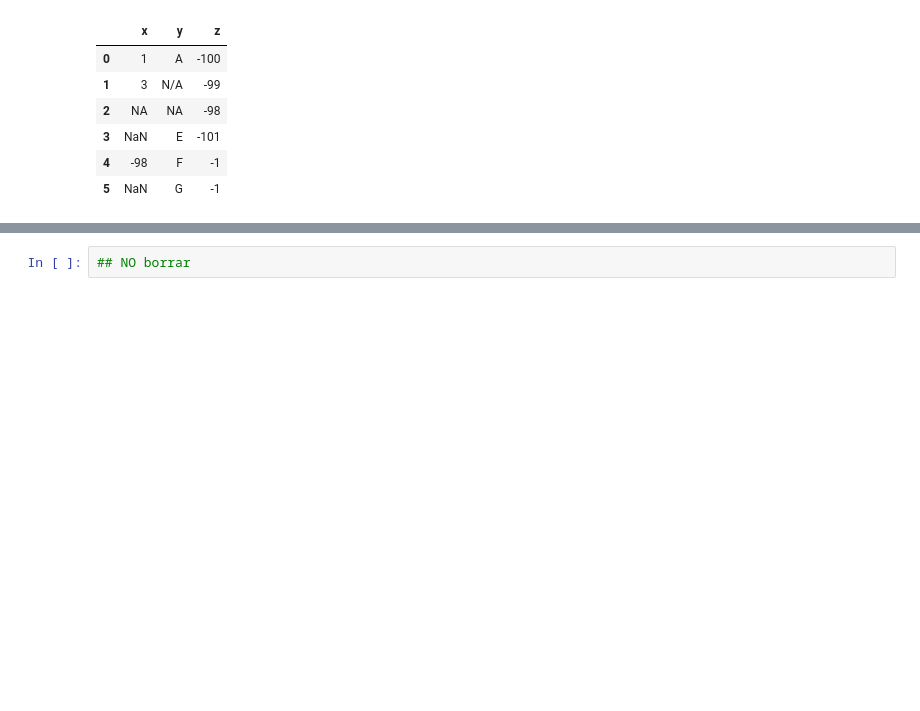
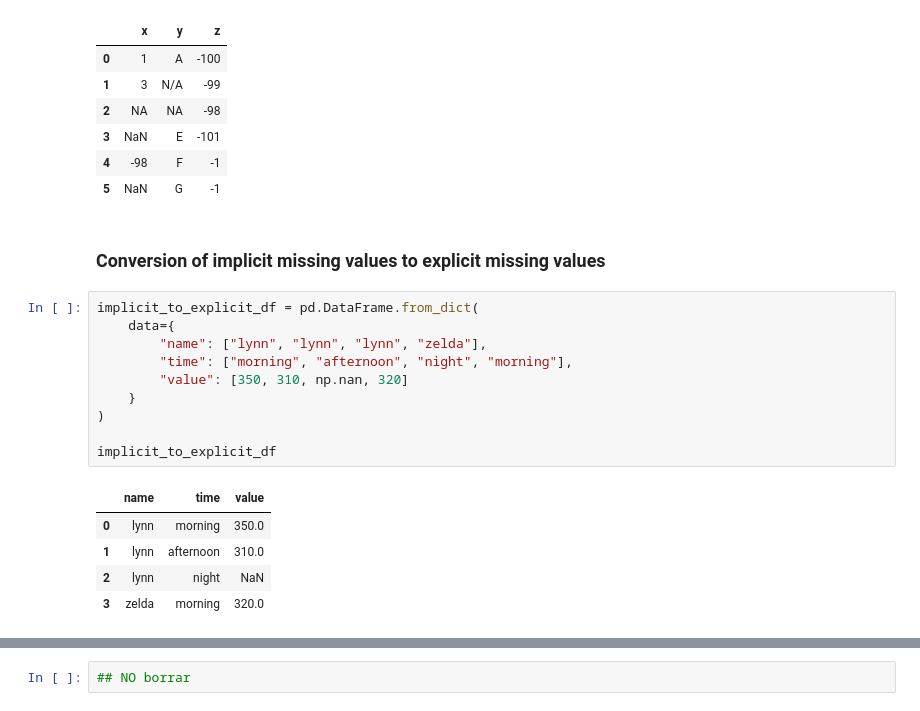
Before and after one commit to Monkey8596/Missing_data_handling-, a Jupyter notebook: notebooks/00Live_exploration.ipynb, the cells around one changed output, grey strips where cells are left out. Cells and saved outputs as stored; diff of their text form; blank space fills up the shorter version.

Commit message:
Conversion missing values

```diff
--- a/notebooks/00Live_exploration.ipynb
+++ b/notebooks/00Live_exploration.ipynb
@@ -505,3 +505,21 @@ pd.read_csv(
 | 3 | NaN | E | -101 |
 | 4 | -98 | F | -1 |
 | 5 | NaN | G | -1 |
+# %% [markdown]
+### Conversion of implicit missing values to explicit missing values
+# %%
+implicit_to_explicit_df = pd.DataFrame.from_dict(
+    data={
+        "name": ["lynn", "lynn", "lynn", "zelda"],
+        "time": ["morning", "afternoon", "night", "morning"],
+        "value": [350, 310, np.nan, 320]
+    }
+)
+
+implicit_to_explicit_df
+# %% [output]
+|  | name | time | value |
+| 0 | lynn | morning | 350.0 |
+| 1 | lynn | afternoon | 310.0 |
+| 2 | lynn | night | NaN |
+| 3 | zelda | morning | 320.0 |
```
Also changed, not shown: parts of 2 cells of this notebook.
